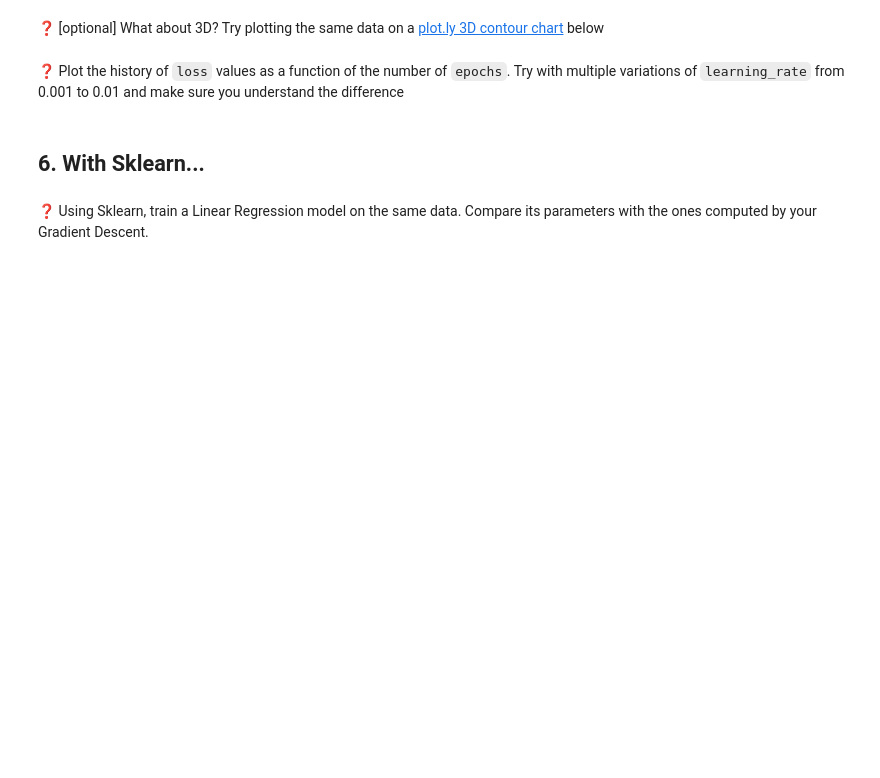
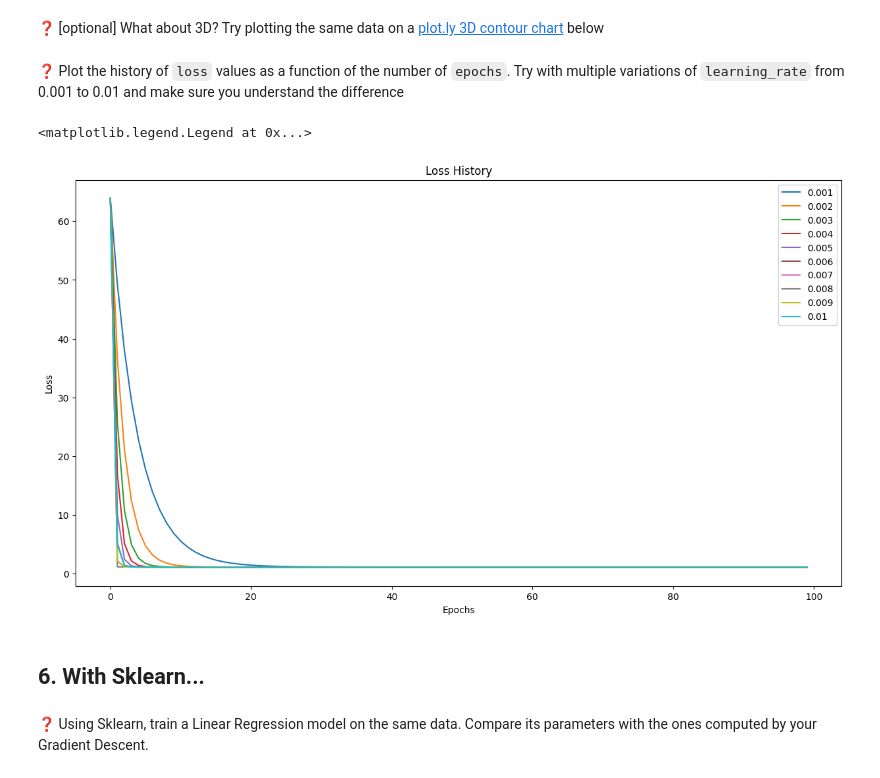
Before and after one commit to itsyeren/gradient-descent, a Jupyter notebook: Gradient-Descent.ipynb, the cells around one changed output. Saved outputs shown, nothing was run; the diff lists cells and outputs as text; code cells hidden in the pictures; blank space fills up the shorter version.

```diff
--- a/Gradient-Descent.ipynb
+++ b/Gradient-Descent.ipynb
@@ -301,3 +336,16 @@ fig.show()
+# %%
+plt.figure(figsize=(15, 8))
+
+for l in np.linspace(0.001, 0.01, num=10):
+    a_best, b_best, history = gradient_descent(data_X,data_Y, learning_rate=l)
+    plt.plot(history['loss'], label=f'{round(l,5)}')
+plt.title("Loss History")
+plt.xlabel("Epochs")
+plt.ylabel("Loss")
+plt.legend()
+# %% [output]
+<matplotlib.legend.Legend at 0x...>
+[figure, added]
 # %% [markdown]
 ## 6. With Sklearn...
 # %% [markdown]
```
Also changed, not shown: parts of 14 cells of this notebook.
